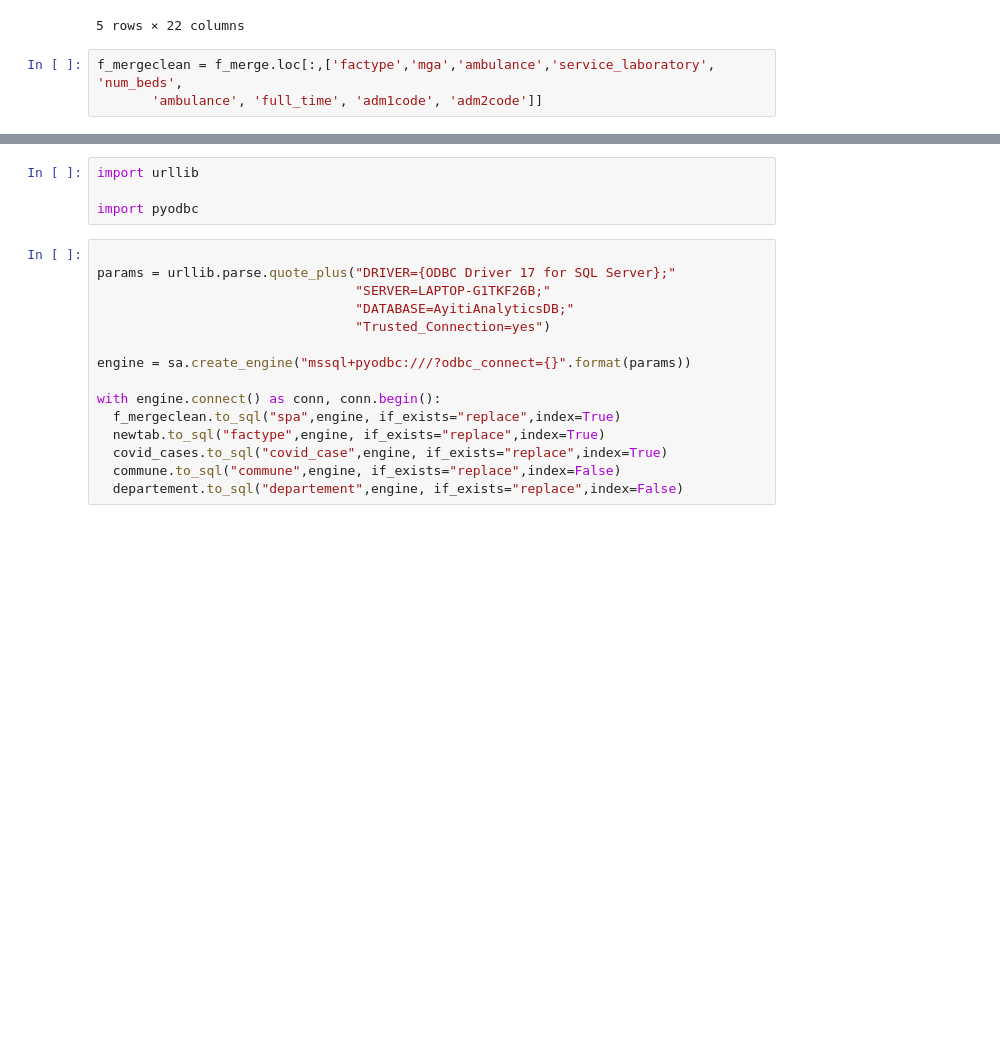
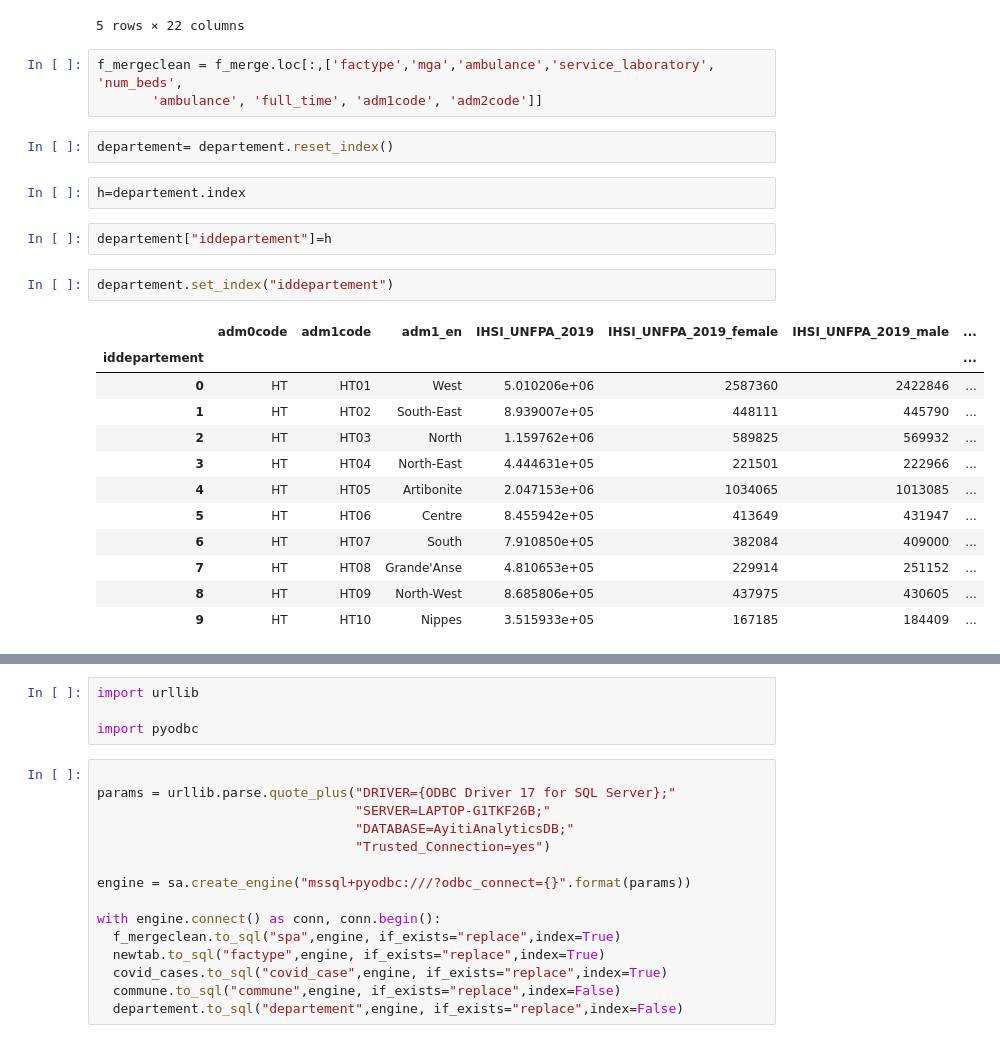
Before and after one commit to wizking-code/Covid-19-Project, a Jupyter notebook: sqlserver.ipynb, the cells around one changed output, grey strips where cells are left out. Cells and saved outputs as stored; diff of their text form; blank space fills up the shorter version.

```diff
--- a/sqlserver.ipynb
+++ b/sqlserver.ipynb
@@ -307,3 +318,24 @@ f_merge.head()
 # %%
 f_mergeclean = f_merge.loc[:,['factype','mga','ambulance','service_laboratory', 'num_beds',
        'ambulance', 'full_time', 'adm1code', 'adm2code']]
+# %%
+departement= departement.reset_index()
+# %%
+h=departement.index
+# %%
+departement["iddepartement"]=h
+# %%
+departement.set_index("iddepartement")
+# %% [output]
+|  | adm0code | adm1code | adm1_en | IHSI_UNFPA_2019 | IHSI_UNFPA_2019_female | IHSI_UNFPA_2019_male | ... |
+| iddepartement |  |  |  |  |  |  | ... |
+| 0 | HT | HT01 | West | 5.010206e+06 | 2587360 | 2422846 | ... |
+| 1 | HT | HT02 | South-East | 8.939007e+05 | 448111 | 445790 | ... |
+| 2 | HT | HT03 | North | 1.159762e+06 | 589825 | 569932 | ... |
+| 3 | HT | HT04 | North-East | 4.444631e+05 | 221501 | 222966 | ... |
+| 4 | HT | HT05 | Artibonite | 2.047153e+06 | 1034065 | 1013085 | ... |
+| 5 | HT | HT06 | Centre | 8.455942e+05 | 413649 | 431947 | ... |
+| 6 | HT | HT07 | South | 7.910850e+05 | 382084 | 409000 | ... |
+| 7 | HT | HT08 | Grande'Anse | 4.810653e+05 | 229914 | 251152 | ... |
+| 8 | HT | HT09 | North-West | 8.685806e+05 | 437975 | 430605 | ... |
+| 9 | HT | HT10 | Nippes | 3.515933e+05 | 167185 | 184409 | ... |
```
Also changed, not shown: parts of 5 cells of this notebook.
